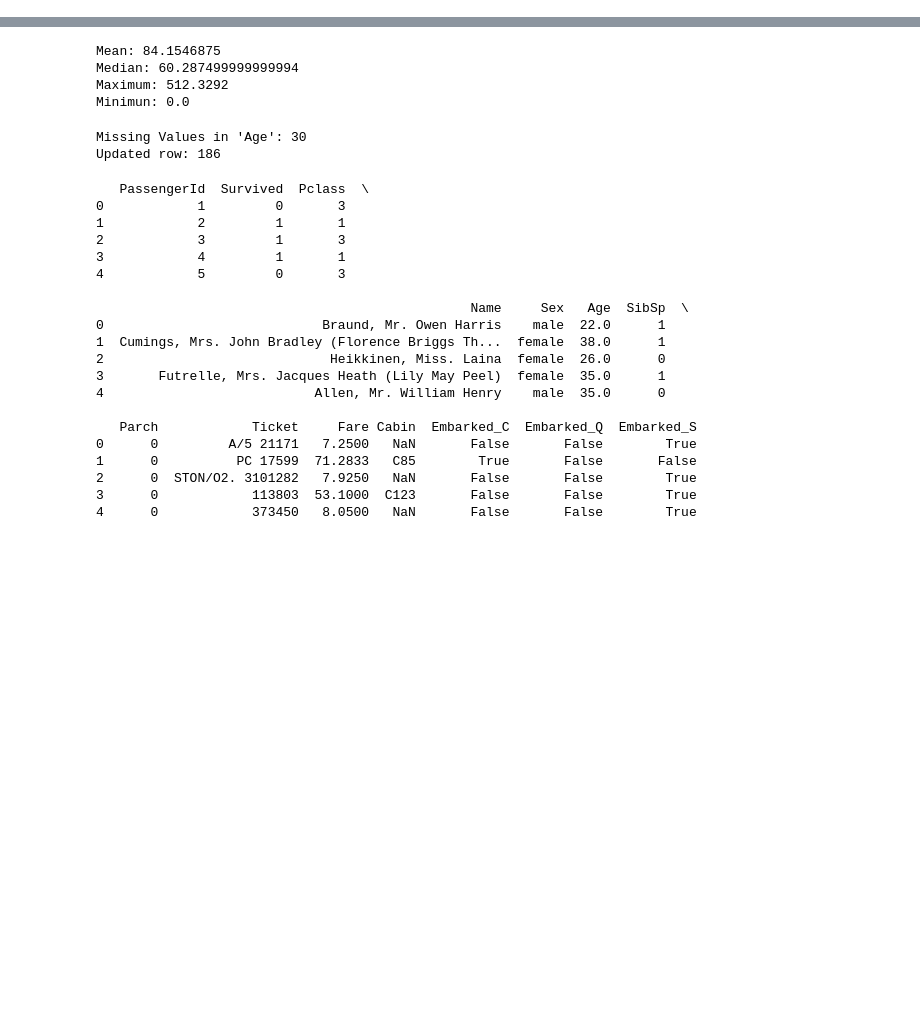
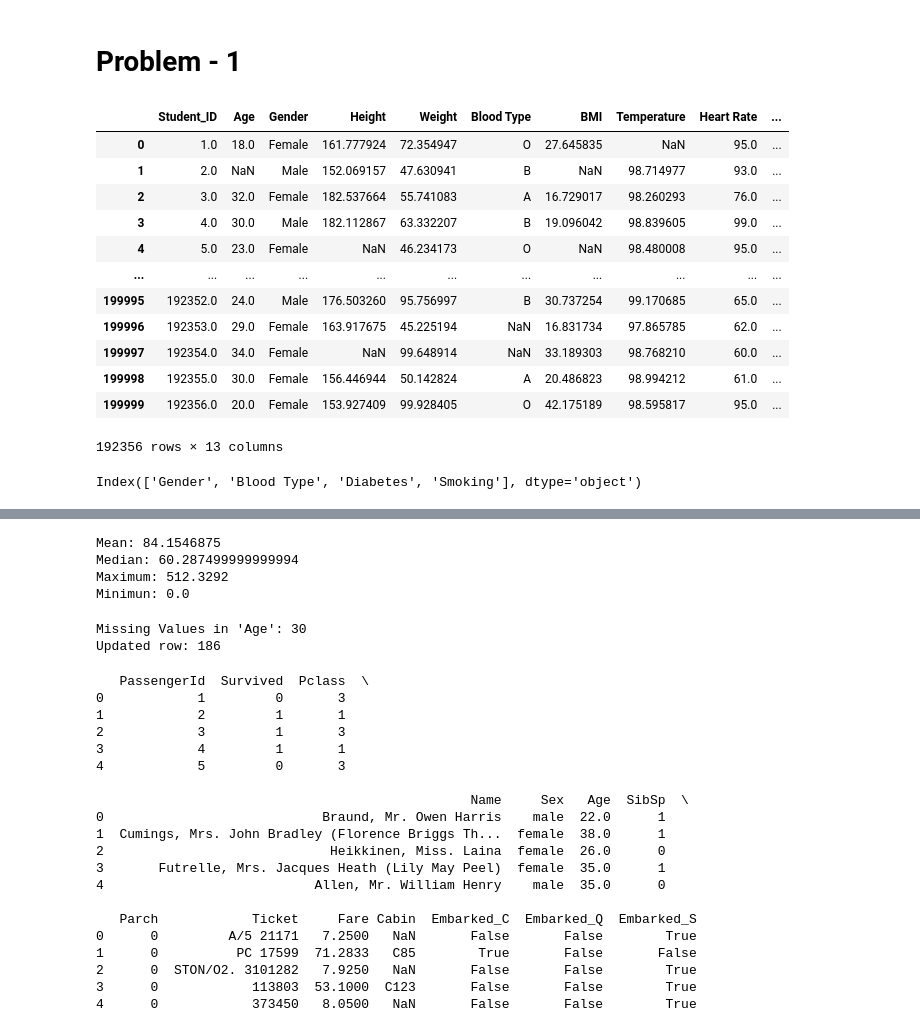
Before and after one commit to Sn0z/Worksheet-0, a Jupyter notebook: Prarambha_Shrestha-Worksheet_2.ipynb, the cells around one changed output, grey strips where cells are left out. Cells and saved outputs as stored; diff of their text form; code cells hidden in the pictures; blank space fills up the shorter version.

```diff
--- a/Prarambha_Shrestha-Worksheet_2.ipynb
+++ b/Prarambha_Shrestha-Worksheet_2.ipynb
@@ -1,4 +1,29 @@
+# %% [markdown]
+# **Problem** - 1
 # %%
 import pandas as pd
 import numpy as np
 import matplotlib.pyplot as plt
+# %%
+df = pd.read_csv("/content/drive/MyDrive/data/bank .csv")
+# %%
+df
+# %% [output]
+|  | Student_ID | Age | Gender | Height | Weight | Blood Type | BMI | Temperature | Heart Rate | ... |
+| 0 | 1.0 | 18.0 | Female | 161.777924 | 72.354947 | O | 27.645835 | NaN | 95.0 | ... |
+| 1 | 2.0 | NaN | Male | 152.069157 | 47.630941 | B | NaN | 98.714977 | 93.0 | ... |
+| 2 | 3.0 | 32.0 | Female | 182.537664 | 55.741083 | A | 16.729017 | 98.260293 | 76.0 | ... |
+| 3 | 4.0 | 30.0 | Male | 182.112867 | 63.332207 | B | 19.096042 | 98.839605 | 99.0 | ... |
+| 4 | 5.0 | 23.0 | Female | NaN | 46.234173 | O | NaN | 98.480008 | 95.0 | ... |
+| ... | ... | ... | ... | ... | ... | ... | ... | ... | ... | ... |
+| 199995 | 192352.0 | 24.0 | Male | 176.503260 | 95.756997 | B | 30.737254 | 99.170685 | 65.0 | ... |
+| 199996 | 192353.0 | 29.0 | Female | 163.917675 | 45.225194 | NaN | 16.831734 | 97.865785 | 62.0 | ... |
+| 199997 | 192354.0 | 34.0 | Female | NaN | 99.648914 | NaN | 33.189303 | 98.768210 | 60.0 | ... |
+| 199998 | 192355.0 | 30.0 | Female | 156.446944 | 50.142824 | A | 20.486823 | 98.994212 | 61.0 | ... |
+| 199999 | 192356.0 | 20.0 | Female | 153.927409 | 99.928405 | O | 42.175189 | 98.595817 | 95.0 | ... |
+192356 rows × 13 columns
+# %%
+object = df.select_dtypes(include='object').columns
+print(object)
+# %% [output]
+Index(['Gender', 'Blood Type', 'Diabetes', 'Smoking'], dtype='object')
```
Also changed, not shown: parts of 32 cells of this notebook.
